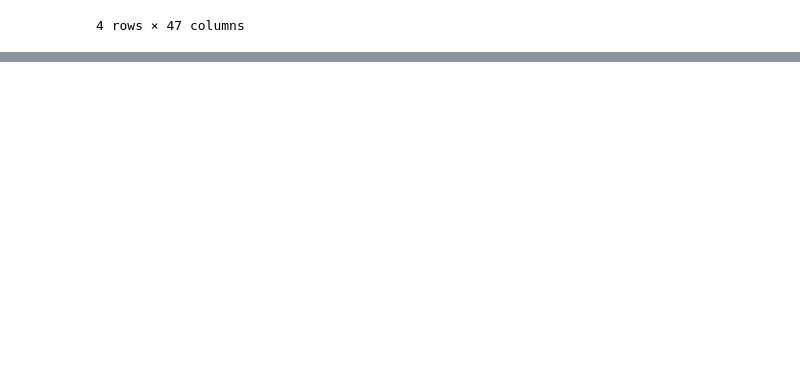
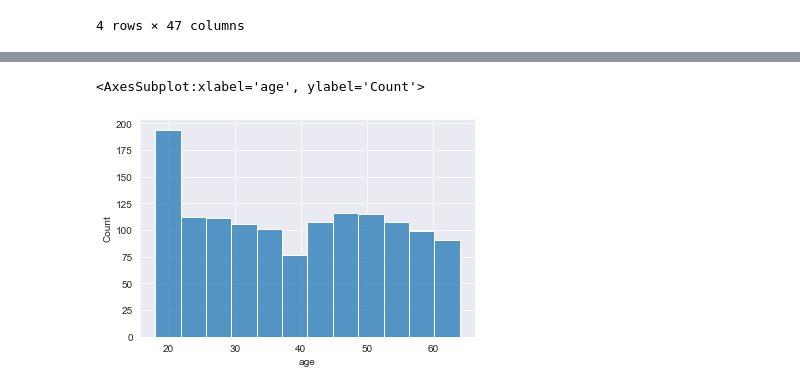
Before and after one commit to data301-2021-winter1/project-group60-project, a Jupyter notebook: notebooks/analysis2.ipynb, the cells around one changed output, grey strips where cells are left out. Cells and saved outputs as stored; diff of their text form; code cells hidden in the pictures; blank space fills up the shorter version.

```diff
--- a/notebooks/analysis2.ipynb
+++ b/notebooks/analysis2.ipynb
@@ -125,0 +107,5 @@ df_clean
+# %%
+#df_clean=dfu.copy().drop(['region'],axis=1)
+#df_clean1=df_clean.copy().drop(['children'],axis=1)
+df_clean1=p2.load_and_process(data)
+df_clean1
@@ -125,0 +128,3 @@ df_clean
+# %%
+dfp = p2.load_and_process(data)
+dfp
@@ -125,0 +179,3 @@ df_clean
+# %%
+sns.set_style('darkgrid')
+hist=dfp.hist(bins=10,figsize=(10,10))
@@ -125,0 +184,6 @@ df_clean
+# %%
+sns.set_style('darkgrid')
+sns.histplot(dfp['age'])
+# %% [output]
+<AxesSubplot:xlabel='age', ylabel='Count'>
+[figure, added]
```
Also changed, not shown: parts of 40 cells of this notebook, 1 other file.
